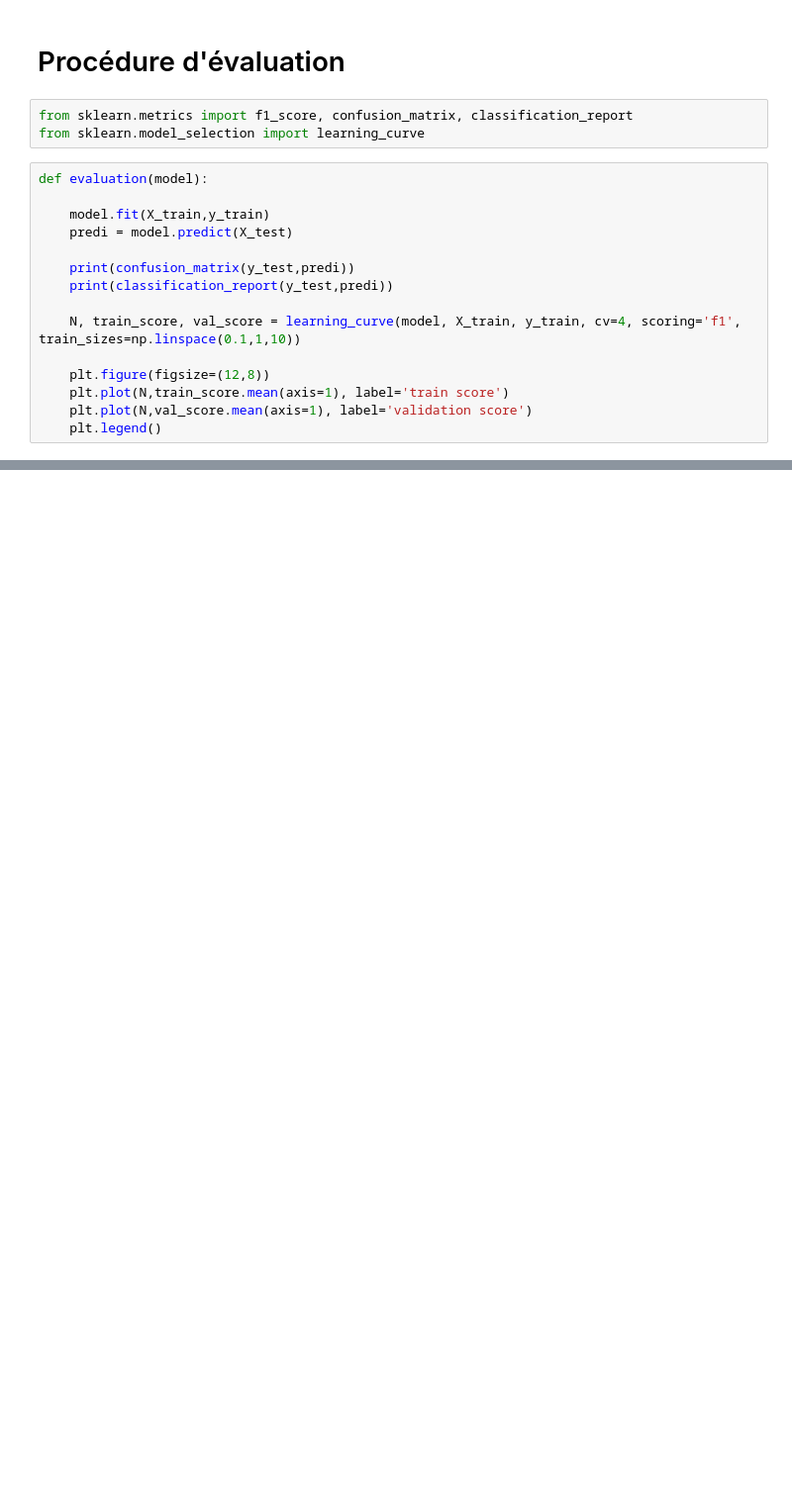
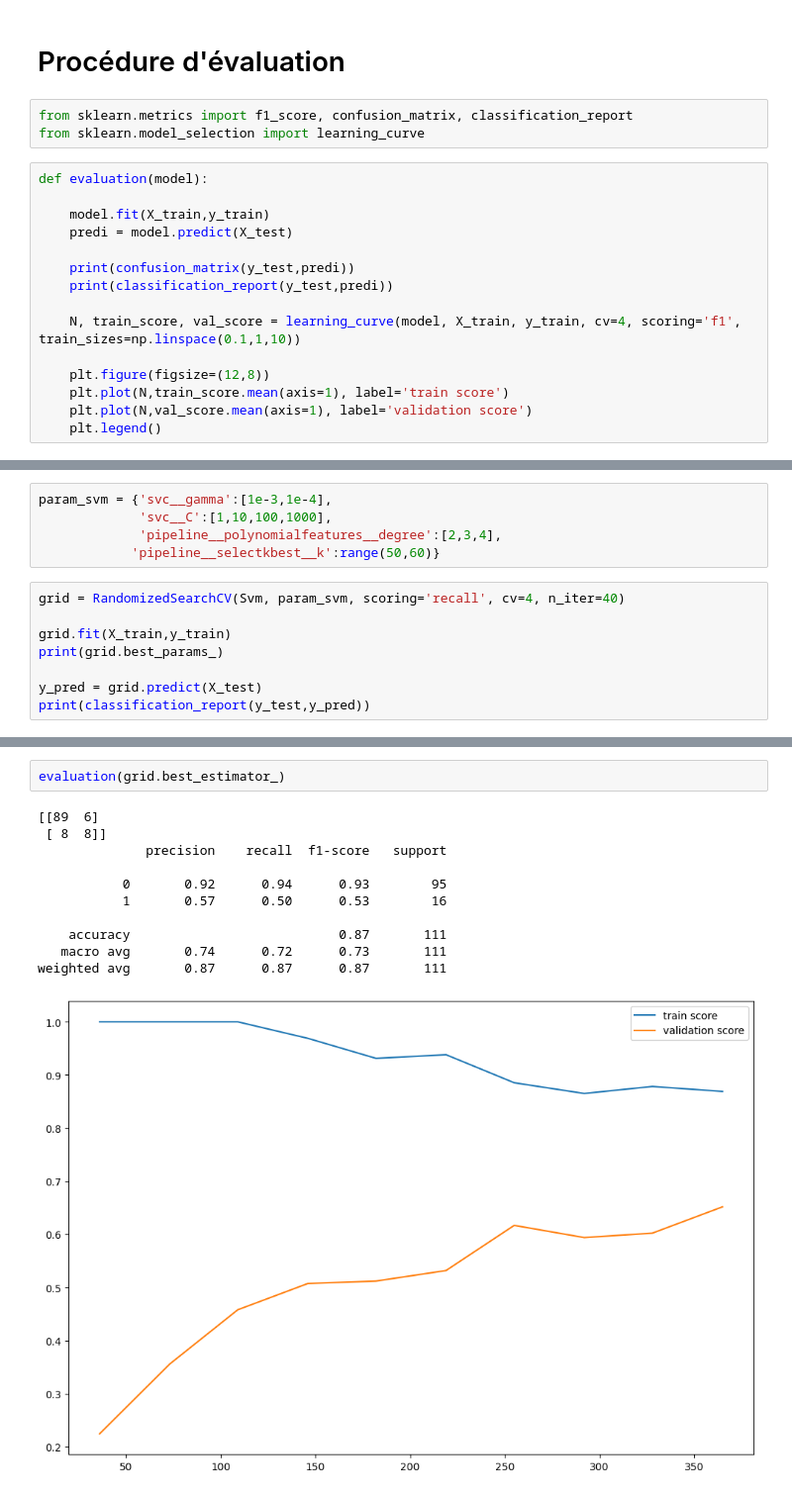
Before and after one commit to 6mtx9/python, a Jupyter notebook: Covid/Pre-processing.ipynb, the cells around one changed output, grey strips where cells are left out. Shown: that part at 99% size. Drawn from its saved outputs; the diff is of its cells as text; blank space fills up the shorter version.

```diff
--- a/Covid/Pre-processing.ipynb
+++ b/Covid/Pre-processing.ipynb
@@ -170,0 +230,13 @@ AttributeError: 'Pipeline' object has no attribute 'feature_importances_'
+# %%
+param_svm = {'svc__gamma':[1e-3,1e-4],
+             'svc__C':[1,10,100,1000],
+             'pipeline__polynomialfeatures__degree':[2,3,4],
+            'pipeline__selectkbest__k':range(50,60)}
+# %%
+grid = RandomizedSearchCV(Svm, param_svm, scoring='recall', cv=4, n_iter=40)
+
+grid.fit(X_train,y_train)
+print(grid.best_params_)
+
+y_pred = grid.predict(X_test)
+print(classification_report(y_test,y_pred))
@@ -170,0 +253,14 @@ AttributeError: 'Pipeline' object has no attribute 'feature_importances_'
+# %%
+evaluation(grid.best_estimator_)
+# %% [output]
+[[89  6]
+ [ 8  8]]
+              precision    recall  f1-score   support
+
+           0       0.92      0.94      0.93        95
+           1       0.57      0.50      0.53        16
+
+    accuracy                           0.87       111
+   macro avg       0.74      0.72      0.73       111
+weighted avg       0.87      0.87      0.87       111
+[figure, added]
```
Also changed, not shown: parts of 22 cells of this notebook.
